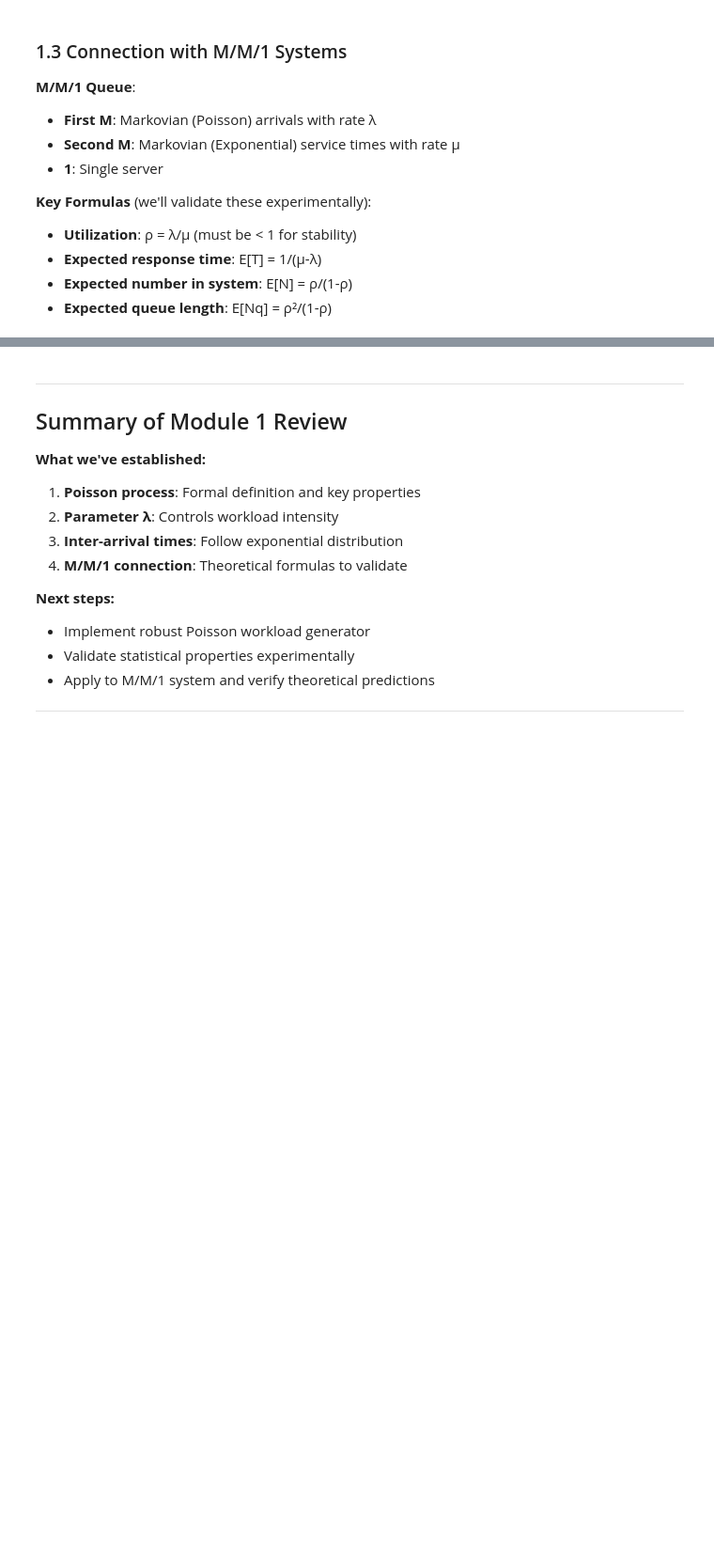
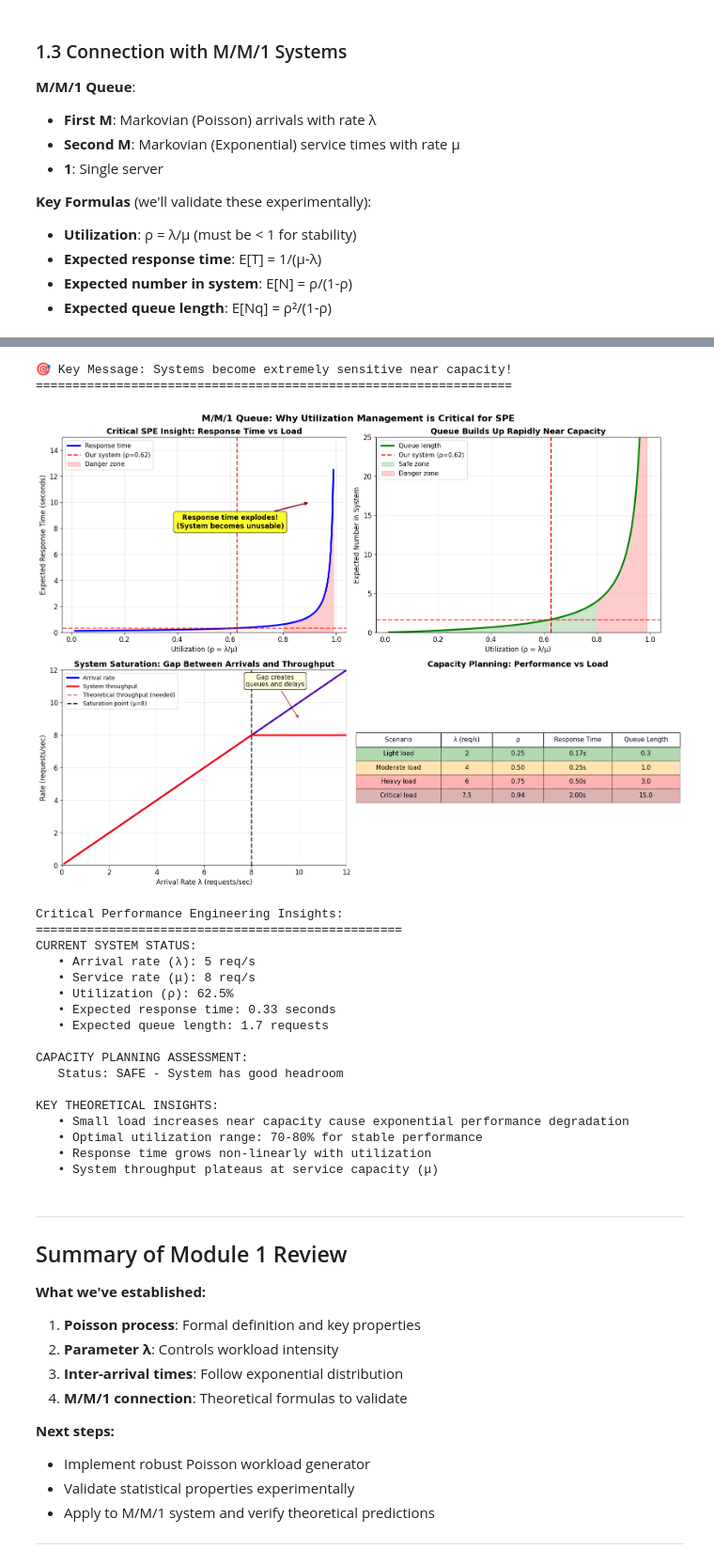
Before and after one commit to bistrulli/SPE_Application_1, a Jupyter notebook: poisson_spe_lecture.ipynb, the cells around one changed output, grey strips where cells are left out. Shown at 94% size. Drawn from its saved outputs; the diff is of its cells as text; code cells hidden in the pictures; blank space fills up the shorter version.

```diff
--- a/poisson_spe_lecture.ipynb
+++ b/poisson_spe_lecture.ipynb
@@ -287,3 +297,34 @@ print("- System becomes very sensitive near capacity")
+# %%
+# Critical insight: How utilization affects M/M/1 system performance
+lambda_rate = 5  # arrivals per second
+mu_rate = 8      # service rate (requests per second)
+
+print("🎯 Key Message: Systems become extremely sensitive near capacity!")
+print("=" * 65)
+
+# Visualize the dramatic non-linear relationship between load and performance
+plot_mm1_utilization_effects(lambda_rate, mu_rate)
+# %% [output]
+🎯 Key Message: Systems become extremely sensitive near capacity!
+=================================================================
+[figure, added]
+Critical Performance Engineering Insights:
+==================================================
+CURRENT SYSTEM STATUS:
+   • Arrival rate (λ): 5 req/s
+   • Service rate (μ): 8 req/s
+   • Utilization (ρ): 62.5%
+   • Expected response time: 0.33 seconds
+   • Expected queue length: 1.7 requests
+
+CAPACITY PLANNING ASSESSMENT:
+   Status: SAFE - System has good headroom
+
+KEY THEORETICAL INSIGHTS:
+   • Small load increases near capacity cause exponential performance degradation
+   • Optimal utilization range: 70-80% for stable performance
+   • Response time grows non-linearly with utilization
+   • System throughput plateaus at service capacity (μ)
 # %% [markdown]
 ---
 ## Summary of Module 1 Review
```
Also changed, not shown: parts of 5 cells of this notebook, 13 other files.
